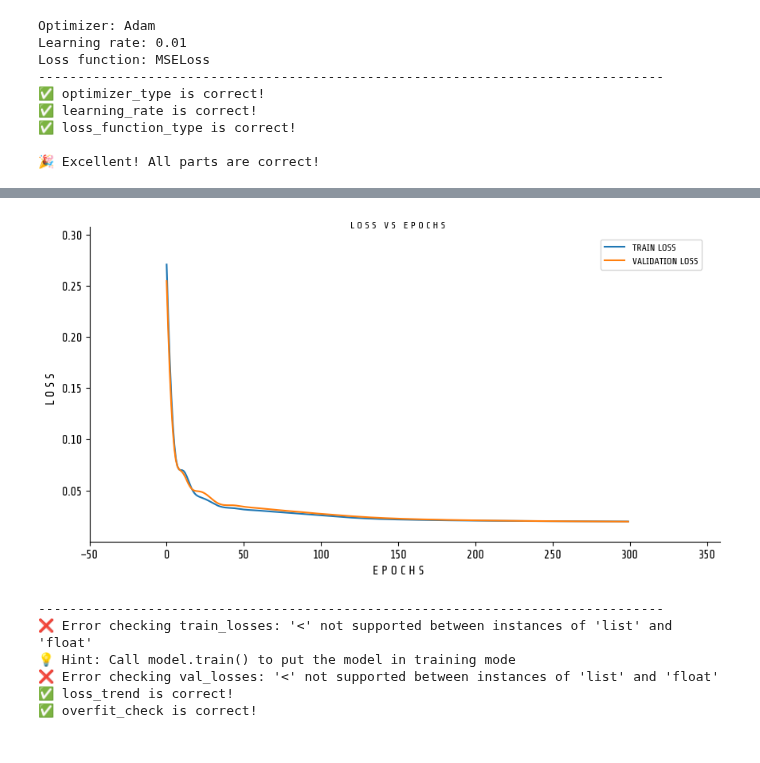
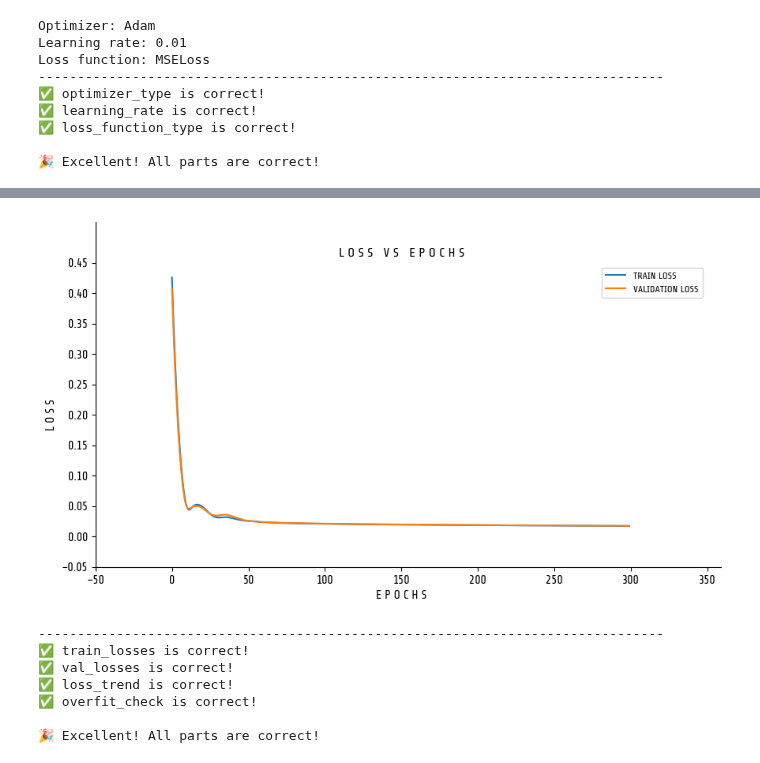
Before and after one commit to santiago2588/deep_learning_training, a Jupyter notebook: SE03_CA_Training_neural_networks.ipynb, the cells around one changed output, grey strips where cells are left out. Saved outputs shown, nothing was run; the diff lists cells and outputs as text; code cells hidden in the pictures.

```diff
--- a/SE03_CA_Training_neural_networks.ipynb
+++ b/SE03_CA_Training_neural_networks.ipynb
@@ -701,42 +701,43 @@ def train_model(model,
 
         # Set model back to training mode
         model.train()
 
     return train_losses, val_losses
 
 # Run training for 100 epochs
 train_losses, val_losses = train_model(
     model=model,
     train_features=X_train_scaled,
     train_targets=y_train_scaled,
     val_features=X_val_scaled,
     val_targets=y_val_scaled,
     epochs=300
 )
 
 # Plot training and validation loss
 fig, ax = plt.subplots(figsize=(10, 5))
 ax.plot(train_losses, label='Train Loss')
 ax.plot(val_losses, label='Validation Loss')
 utils.plotting.make_fig_pretty(ax, title='Loss vs Epochs', xlabel='Epochs', ylabel='Loss',ctab=True)
 plt.show()
 
 # ✅ Check your answer
 answer = {
-    'train_losses': train_losses,
-    'val_losses': val_losses,
+    'train_losses': train_losses[-1],
+    'val_losses': val_losses[-1],
     'loss_trend': train_losses[0] > train_losses[-1],
     'overfit_check': val_losses[-1] <= val_losses[0] * 1.5  # Should not have increased much
 }
 checker.check_exercise(4, answer)
 # %% [output]
-[figure, old version]
+[figure, new version]
 --------------------------------------------------------------------------------
-❌ Error checking train_losses: '<' not supported between instances of 'list' and 'float'
-💡 Hint: Call model.train() to put the model in training mode
-❌ Error checking val_losses: '<' not supported between instances of 'list' and 'float'
+✅ train_losses is correct!
+✅ val_losses is correct!
 ✅ loss_trend is correct!
 ✅ overfit_check is correct!
+
+🎉 Excellent! All parts are correct!
 # %% [markdown]
 ### Overfitting, Underfitting, and Early Stopping
 ***
```
Also changed, not shown: parts of 4 cells of this notebook.
